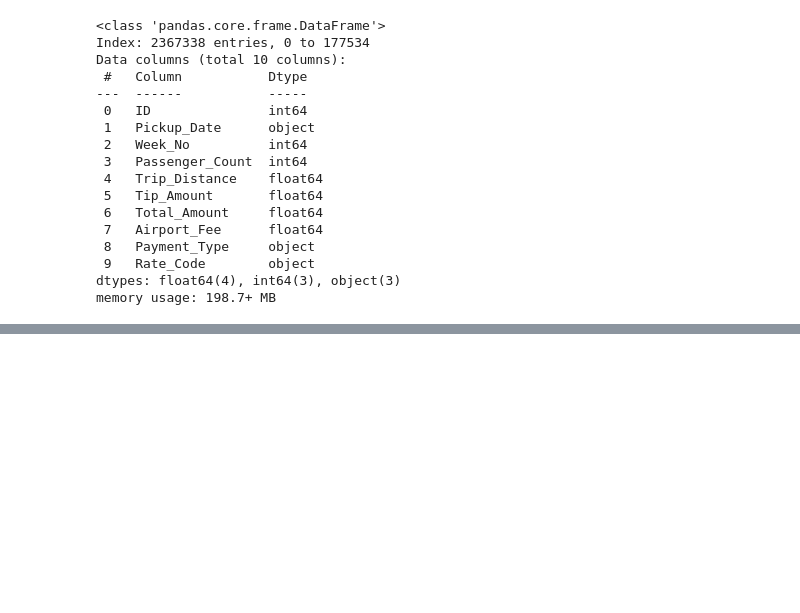
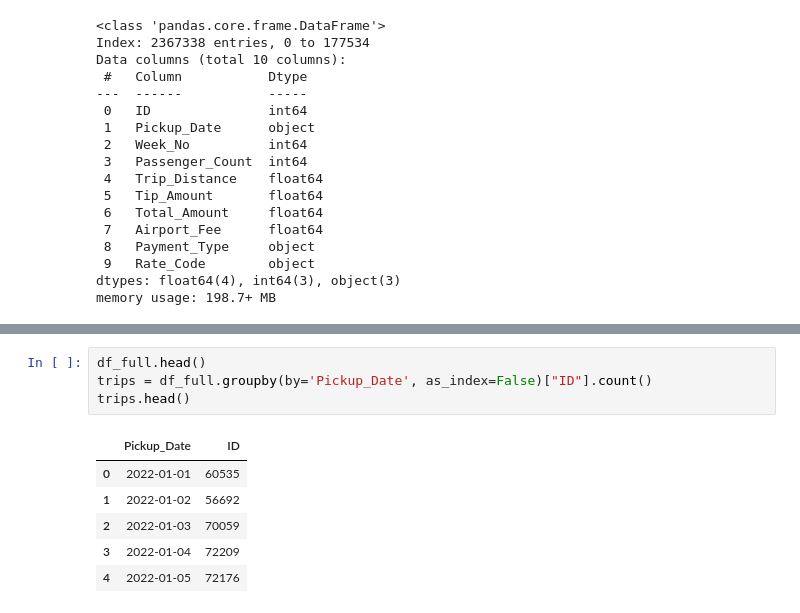
Before and after one commit to CoderCouple/NumPyPractice, a Jupyter notebook: src/visualizations/matplotlib/03_nyc_taxi_data_analysis.ipynb, the cells around one changed output, grey strips where cells are left out. Saved outputs shown, nothing was run; the diff lists cells and outputs as text; blank space fills up the shorter version.

```diff
--- a/src/visualizations/matplotlib/03_nyc_taxi_data_analysis.ipynb
+++ b/src/visualizations/matplotlib/03_nyc_taxi_data_analysis.ipynb
@@ -77,0 +84,11 @@ df_full
+# %%
+df_full.head()
+trips = df_full.groupby(by='Pickup_Date', as_index=False)["ID"].count()
+trips.head()
+# %% [output]
+|  | Pickup_Date | ID |
+| 0 | 2022-01-01 | 60535 |
+| 1 | 2022-01-02 | 56692 |
+| 2 | 2022-01-03 | 70059 |
+| 3 | 2022-01-04 | 72209 |
+| 4 | 2022-01-05 | 72176 |
```
Also changed, not shown: parts of 4 cells of this notebook, 4 other files.
